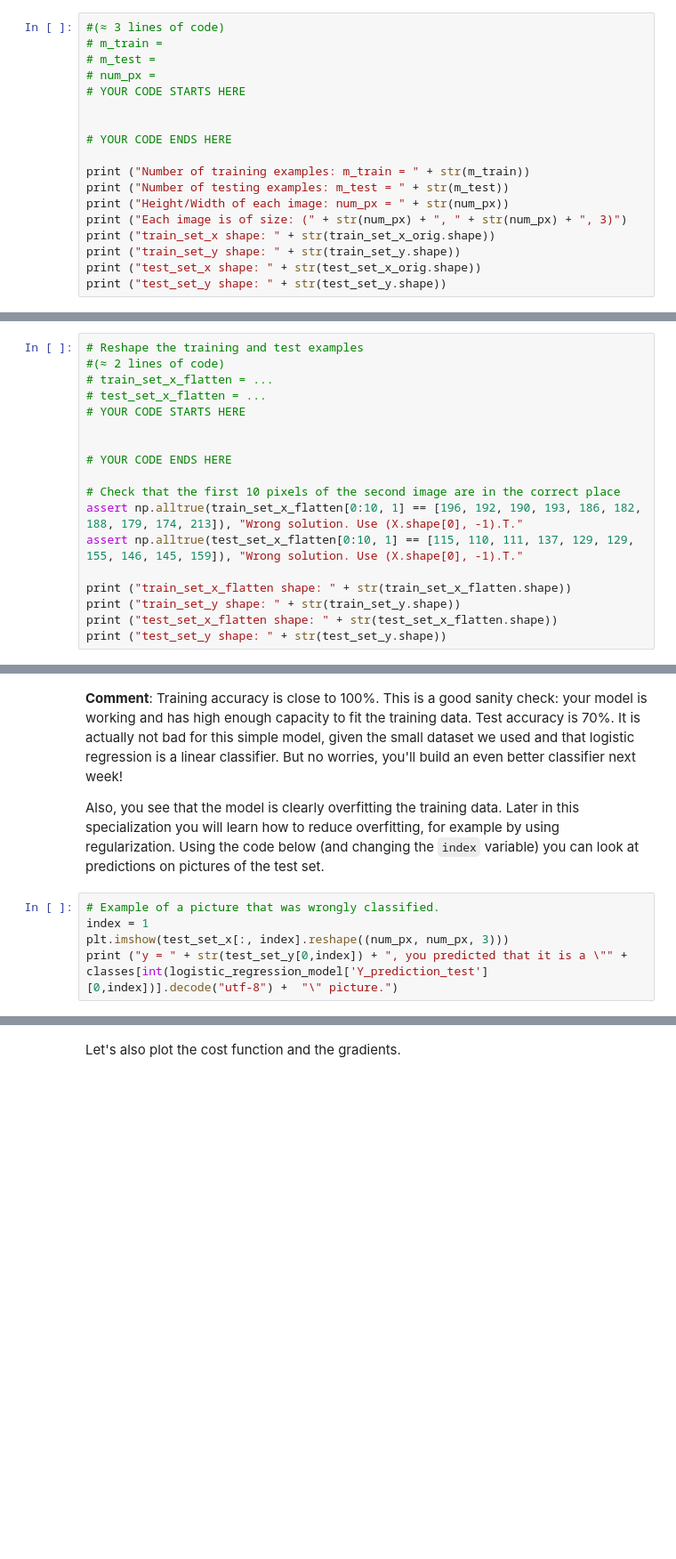
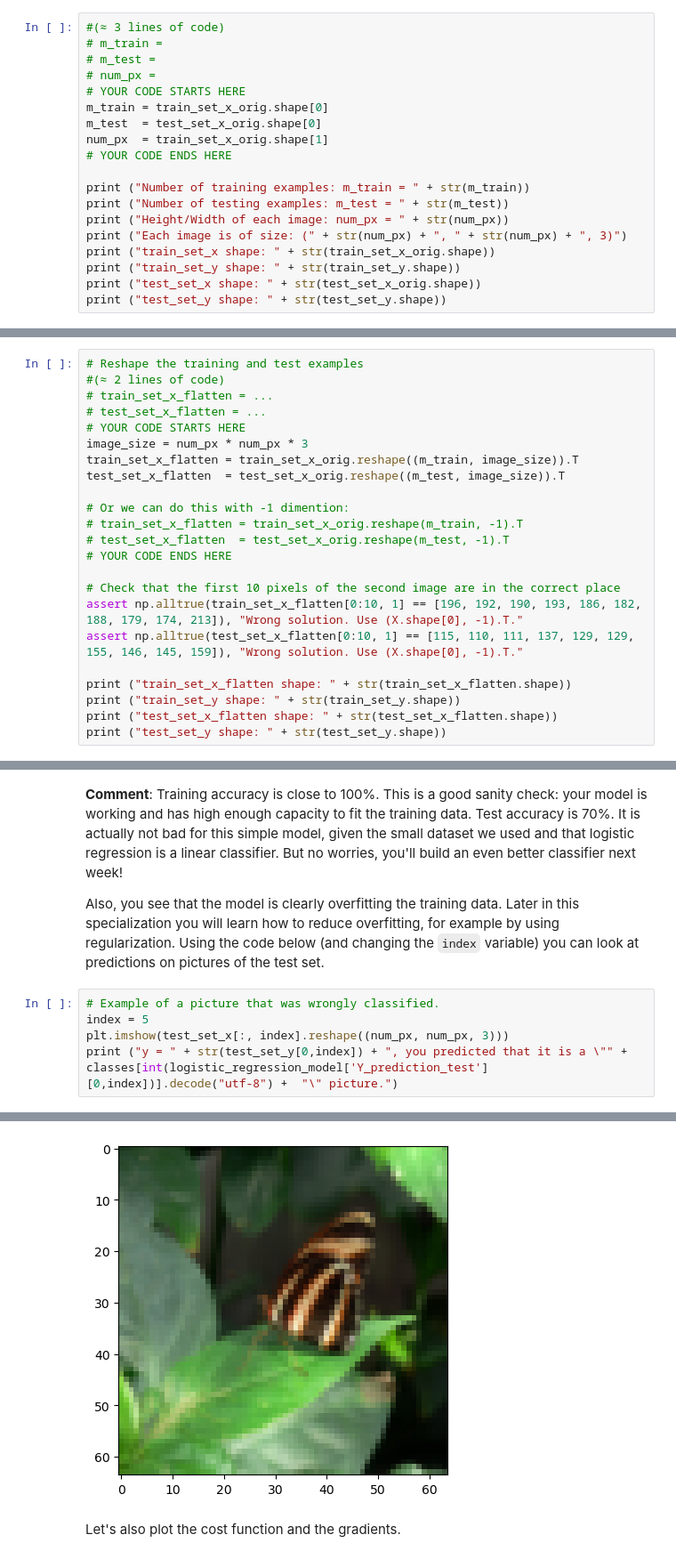
Before and after one commit to zs144/AndrewNg-coursera-DL-specialization, a Jupyter notebook: course1/proj1-simple-recognize-cats/Logistic_Regression_with_a_Neural_Network_mindset.ipynb, the cells around one changed output, grey strips where cells are left out. Shown at 89% size. Drawn from its saved outputs; the diff is of its cells as text; blank space fills up the shorter version.

```diff
--- a/course1/proj1-simple-recognize-cats/Logistic_Regression_with_a_Neural_Network_mindset.ipynb
+++ b/course1/proj1-simple-recognize-cats/Logistic_Regression_with_a_Neural_Network_mindset.ipynb
@@ -109,8 +112,9 @@ Remember that `train_set_x_orig` is a numpy-array of shape (m_train, num_px, num
 # m_test =
 # num_px =
 # YOUR CODE STARTS HERE
-
-
+m_train = train_set_x_orig.shape[0]
+m_test  = test_set_x_orig.shape[0]
+num_px  = train_set_x_orig.shape[1]
 # YOUR CODE ENDS HERE
 
 print ("Number of training examples: m_train = " + str(m_train))
@@ -157,8 +170,13 @@ X_flatten = X.reshape(X.shape[0], -1).T      # X.T is the transpose of X
 # train_set_x_flatten = ...
 # test_set_x_flatten = ...
 # YOUR CODE STARTS HERE
+image_size = num_px * num_px * 3
+train_set_x_flatten = train_set_x_orig.reshape((m_train, image_size)).T
+test_set_x_flatten  = test_set_x_orig.reshape((m_test, image_size)).T
 
-
+# Or we can do this with -1 dimention:
+# train_set_x_flatten = train_set_x_orig.reshape(m_train, -1).T
+# test_set_x_flatten  = test_set_x_orig.reshape(m_test, -1).T
 # YOUR CODE ENDS HERE
 
 # Check that the first 10 pixels of the second image are in the correct place
@@ -665,6 +718,7 @@ logistic_regression_model = model(train_set_x, train_set_y, test_set_x, test_set
 Also, you see that the model is clearly overfitting the training data. Later in this specialization you will learn how to reduce overfitting, for example by using regularization. Using the code below (and changing the `index` variable) you can look at predictions on pictures of the test set.
 # %%
 # Example of a picture that was wrongly classified.
-index = 1
+index = 5
 plt.imshow(test_set_x[:, index].reshape((num_px, num_px, 3)))
 print ("y = " + str(test_set_y[0,index]) + ", you predicted that it is a \"" + classes[int(logistic_regression_model['Y_prediction_test'][0,index])].decode("utf-8") +  "\" picture.")
+# %% [output]
@@ -671,2 +726,3 @@ print ("y = " + str(test_set_y[0,index]) + ", you predicted that it is a \"" + c
+[figure, added]
 # %% [markdown]
 Let's also plot the cost function and the gradients.
```
Also changed, not shown: parts of 28 cells of this notebook.
